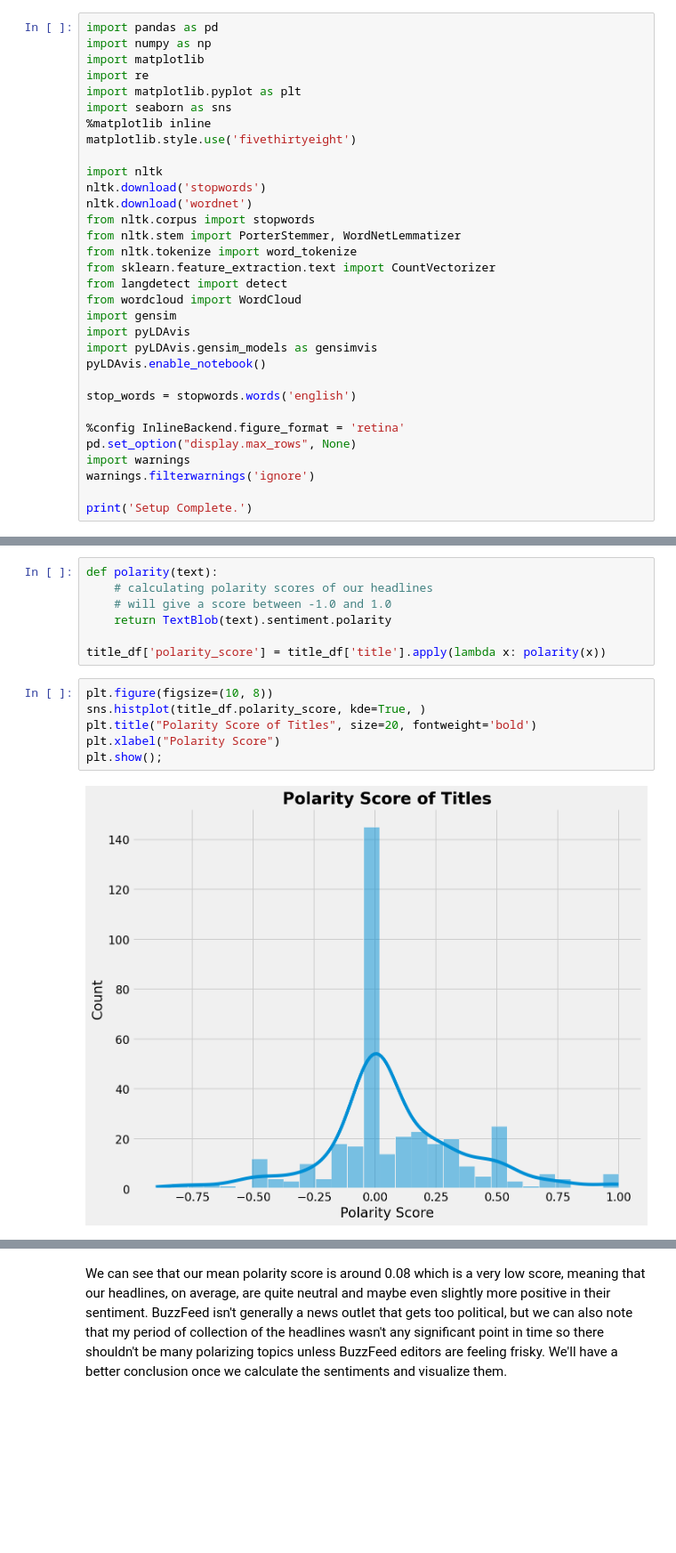
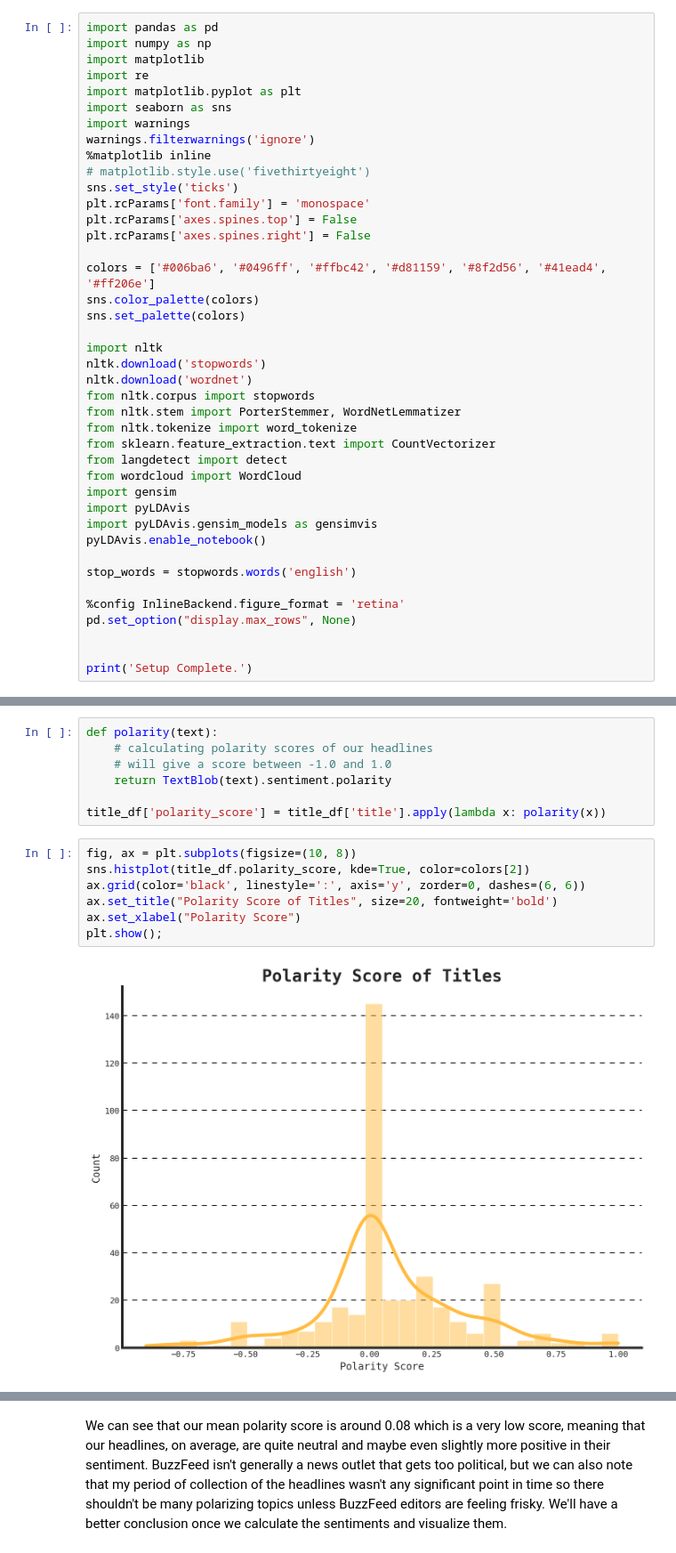
Before and after one commit to js3lliott/buzzfeed, a Jupyter notebook: nbs/headline_eda.ipynb, the cells around one changed output, grey strips where cells are left out. Shown at 89% size. Drawn from its saved outputs; the diff is of its cells as text; blank space fills up the shorter version.

Commit message:
Visuals update on EDA notebook

```diff
--- a/nbs/headline_eda.ipynb
+++ b/nbs/headline_eda.ipynb
@@ -5,8 +9,18 @@ import matplotlib
 import re
 import matplotlib.pyplot as plt
 import seaborn as sns
+import warnings
+warnings.filterwarnings('ignore')
 %matplotlib inline
-matplotlib.style.use('fivethirtyeight')
+# matplotlib.style.use('fivethirtyeight')
+sns.set_style('ticks')
+plt.rcParams['font.family'] = 'monospace'
+plt.rcParams['axes.spines.top'] = False
+plt.rcParams['axes.spines.right'] = False
+
+colors = ['#006ba6', '#0496ff', '#ffbc42', '#d81159', '#8f2d56', '#41ead4', '#ff206e']
+sns.color_palette(colors)
+sns.set_palette(colors)
 
 import nltk
 nltk.download('stopwords')
@@ -26,8 +40,7 @@ stop_words = stopwords.words('english')
 
 %config InlineBackend.figure_format = 'retina'
 pd.set_option("display.max_rows", None)
-import warnings
-warnings.filterwarnings('ignore')
+
 
 print('Setup Complete.')
 # %% [output]
@@ -391,13 +426,14 @@ def polarity(text):
 
 title_df['polarity_score'] = title_df['title'].apply(lambda x: polarity(x))
 # %%
-plt.figure(figsize=(10, 8))
-sns.histplot(title_df.polarity_score, kde=True, )
-plt.title("Polarity Score of Titles", size=20, fontweight='bold')
-plt.xlabel("Polarity Score")
+fig, ax = plt.subplots(figsize=(10, 8))
+sns.histplot(title_df.polarity_score, kde=True, color=colors[2])
+ax.grid(color='black', linestyle=':', axis='y', zorder=0, dashes=(6, 6))
+ax.set_title("Polarity Score of Titles", size=20, fontweight='bold')
+ax.set_xlabel("Polarity Score")
 plt.show();
 # %% [output]
-[figure, old version]
+[figure, new version]
 # %%
 title_df['polarity_score'].describe()
 # %% [output]
```
Also changed, not shown: parts of 32 cells of this notebook, 1 other file.
